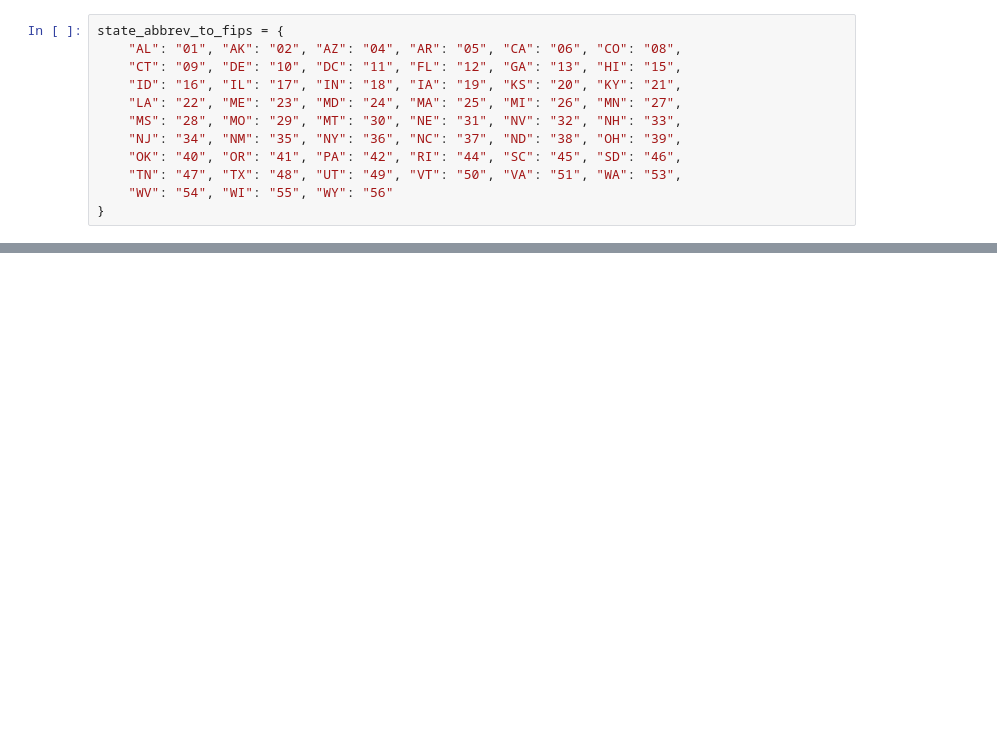
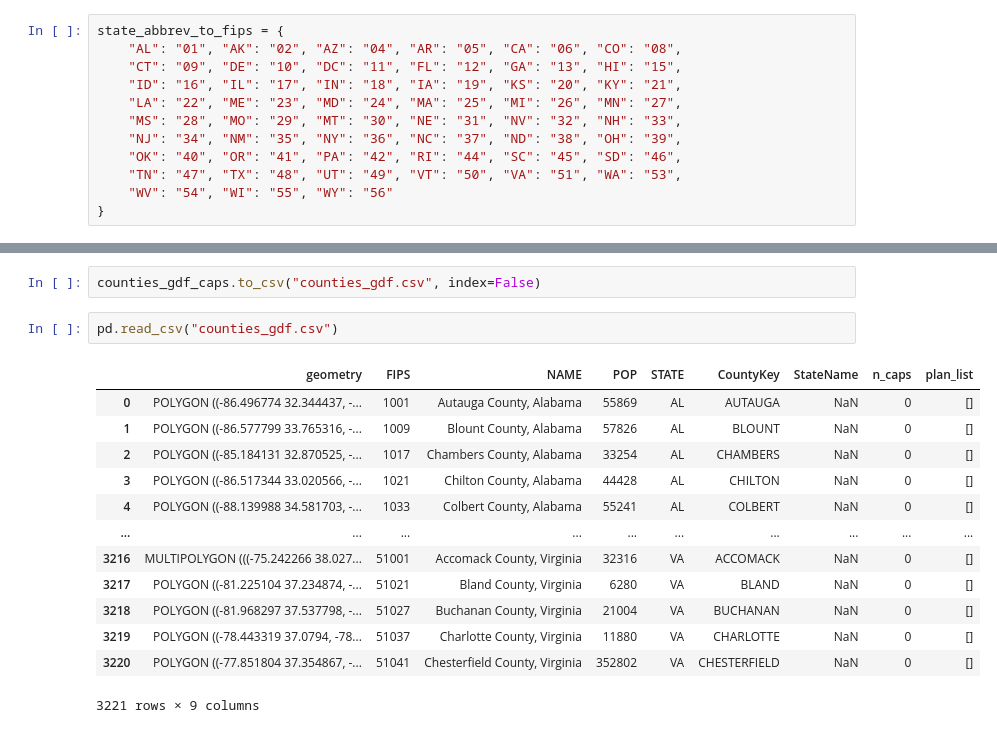
Before and after one commit to vanderbilt-data-science/climate-policy, a Jupyter notebook: maps_testing.ipynb, the cells around one changed output, grey strips where cells are left out. Saved outputs shown, nothing was run; the diff lists cells and outputs as text; blank space fills up the shorter version.

```diff
--- a/maps_testing.ipynb
+++ b/maps_testing.ipynb
@@ -150,0 +253,18 @@ counties_gdf.head()
+# %%
+counties_gdf_caps.to_csv("counties_gdf.csv", index=False)
+# %%
+pd.read_csv("counties_gdf.csv")
+# %% [output]
+|  | geometry | FIPS | NAME | POP | STATE | CountyKey | StateName | n_caps | plan_list |
+| 0 | POLYGON ((-86.496774 32.344437, -... | 1001 | Autauga County, Alabama | 55869 | AL | AUTAUGA | NaN | 0 | [] |
+| 1 | POLYGON ((-86.577799 33.765316, -... | 1009 | Blount County, Alabama | 57826 | AL | BLOUNT | NaN | 0 | [] |
+| 2 | POLYGON ((-85.184131 32.870525, -... | 1017 | Chambers County, Alabama | 33254 | AL | CHAMBERS | NaN | 0 | [] |
+| 3 | POLYGON ((-86.517344 33.020566, -... | 1021 | Chilton County, Alabama | 44428 | AL | CHILTON | NaN | 0 | [] |
+| 4 | POLYGON ((-88.139988 34.581703, -... | 1033 | Colbert County, Alabama | 55241 | AL | COLBERT | NaN | 0 | [] |
+| ... | ... | ... | ... | ... | ... | ... | ... | ... | ... |
+| 3216 | MULTIPOLYGON (((-75.242266 38.027... | 51001 | Accomack County, Virginia | 32316 | VA | ACCOMACK | NaN | 0 | [] |
+| 3217 | POLYGON ((-81.225104 37.234874, -... | 51021 | Bland County, Virginia | 6280 | VA | BLAND | NaN | 0 | [] |
+| 3218 | POLYGON ((-81.968297 37.537798, -... | 51027 | Buchanan County, Virginia | 21004 | VA | BUCHANAN | NaN | 0 | [] |
+| 3219 | POLYGON ((-78.443319 37.0794, -78... | 51037 | Charlotte County, Virginia | 11880 | VA | CHARLOTTE | NaN | 0 | [] |
+| 3220 | POLYGON ((-77.851804 37.354867, -... | 51041 | Chesterfield County, Virginia | 352802 | VA | CHESTERFIELD | NaN | 0 | [] |
+3221 rows × 9 columns
```
Also changed, not shown: parts of 23 cells of this notebook, 8 other files.
